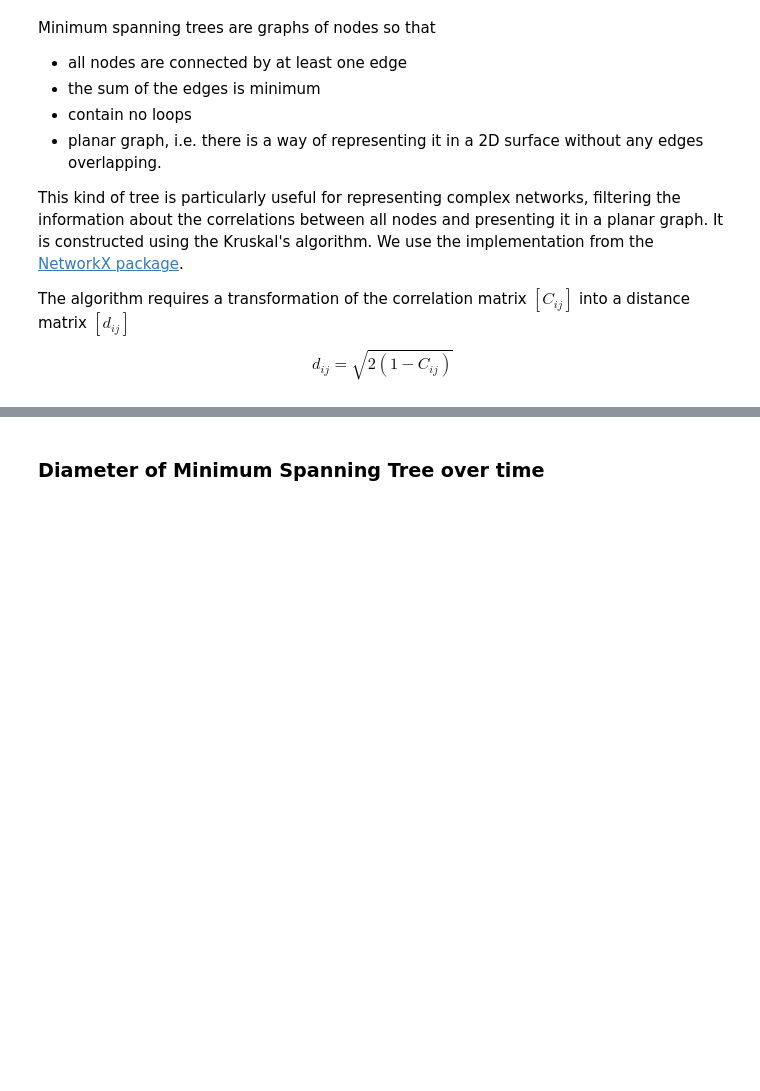
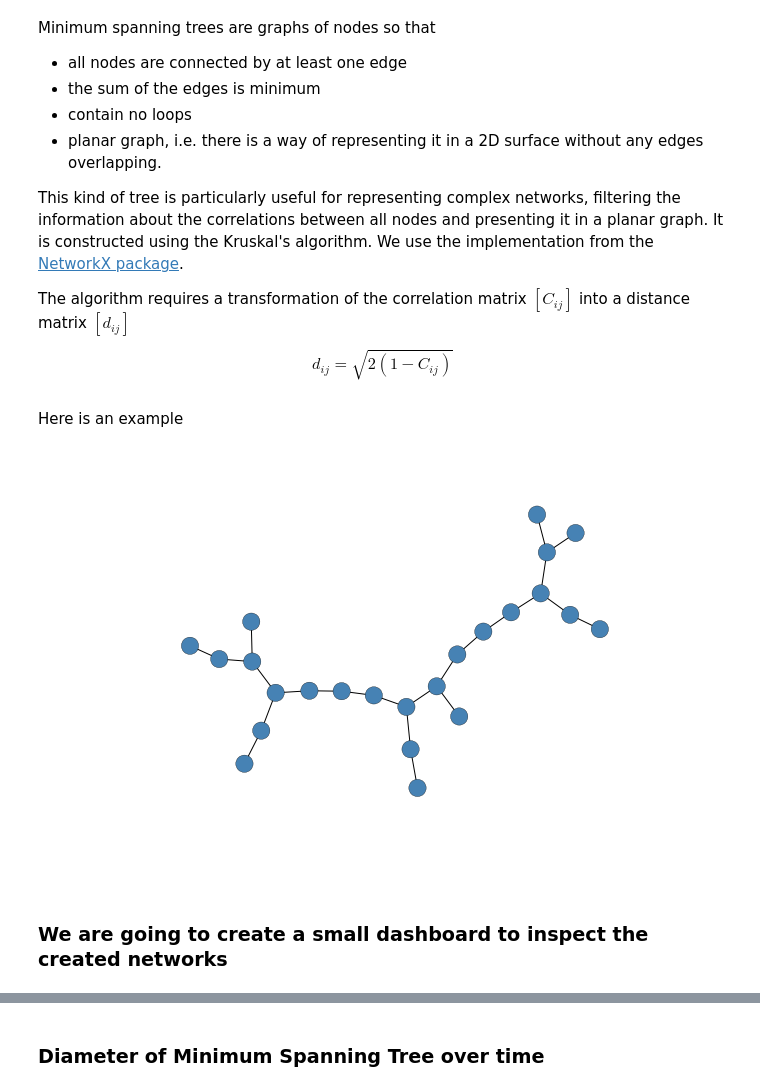
Before and after one commit to mvaz/PyData2014-Berlin, a Jupyter notebook: 3 - DAX30 Network.ipynb, the cells around one changed output, grey strips where cells are left out. Drawn from its saved outputs; the diff is of its cells as text; code cells hidden in the pictures; blank space fills up the shorter version.

```diff
--- a/DAX30 Network.ipynb
+++ b/3 - DAX30 Network.ipynb
@@ -197,6 +201,29 @@ def construct_mst(df, threshold=0.01):
             if np.abs(val) > threshold:
                 g.add_edge(n, m, weight=val)
     return nx.minimum_spanning_tree(g)
+# %% [markdown]
+Here is an example
+# %%
+mst = construct_mst(df)
+
+def add_info(g, key, pds):
+    new_attributes = map( lambda x: (x[0], x[1].decode('utf8')), filter(lambda i: g.has_node(i[0]), pds.iteritems()))
+    nx.set_node_attributes(g, key, dict(new_attributes))
+
+add_info(mst, 'group', dax_info['Prime Standard industry group'])
+add_info(mst, 'label', dax_info.Company)
+
+# fig =plt.figure()
+# nx.draw_graphviz(mst, node_color='steelblue')
+# import mpld3
+# fig_d3 = mpld3.display(fig)
+# display(fig_d3)
+nx.draw_graphviz(mst, font_size=9, font_color='black', node_color='steelblue', labels=dict(map( lambda x: (x[0], x[1].decode('utf8')), filter(lambda i: mst.has_node(i[0]), dax_info.Company.iteritems()))))
+plt.savefig('mst.pdf', bbox='tight')
+# %% [output]
+[figure, added]
+# %% [markdown]
+### We are going to create a small dashboard to inspect the created networks
 # %%
 from graph import widgetforcelayout
 from IPython.display import display
```
Also changed, not shown: parts of 20 cells of this notebook, 5 other files.
